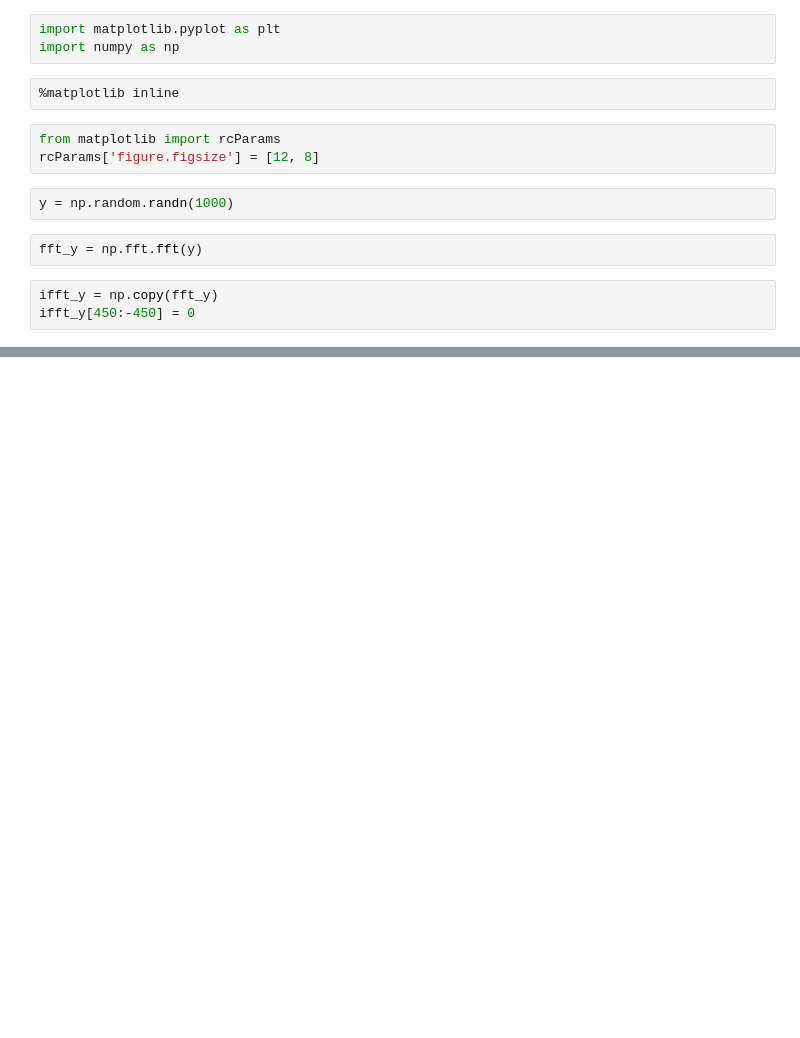
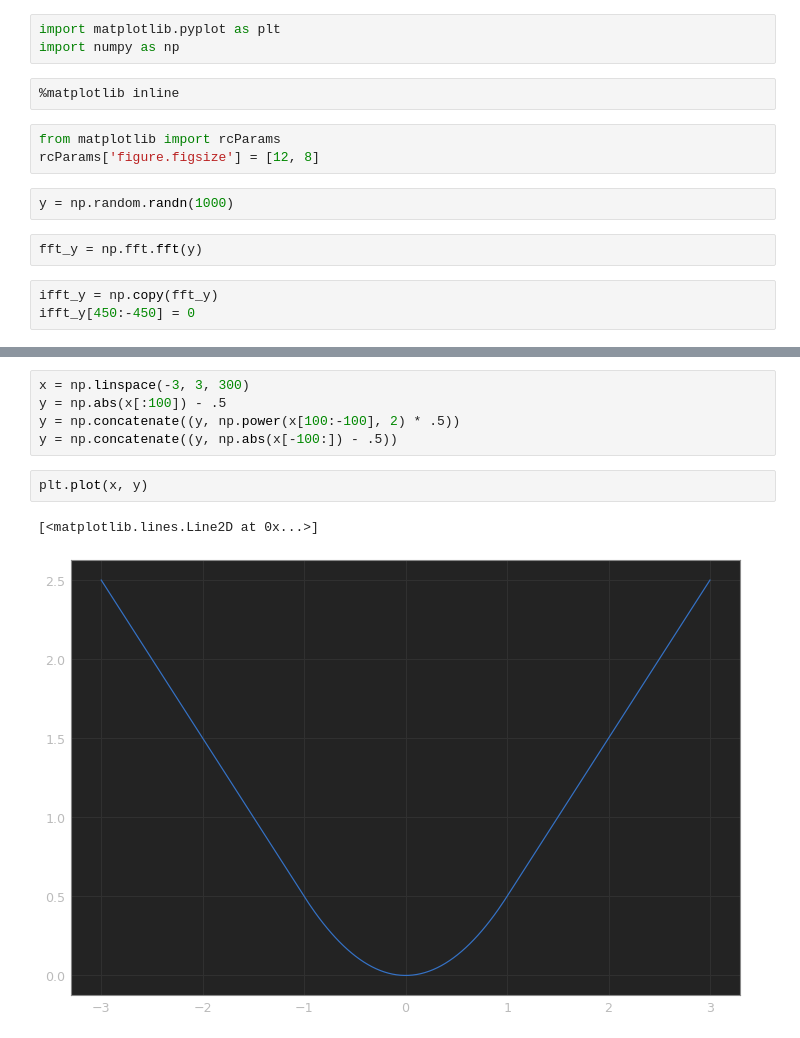
Before and after one commit to xtwxfxk/left5, a Jupyter notebook: test.ipynb, the cells around one changed output, grey strips where cells are left out. Cells and saved outputs as stored; diff of their text form; blank space fills up the shorter version.

```diff
--- a/test.ipynb
+++ b/test.ipynb
@@ -22,0 +23,10 @@ plt.legend()
+# %%
+x = np.linspace(-3, 3, 300)
+y = np.abs(x[:100]) - .5
+y = np.concatenate((y, np.power(x[100:-100], 2) * .5))
+y = np.concatenate((y, np.abs(x[-100:]) - .5))
+# %%
+plt.plot(x, y)
+# %% [output]
+[<matplotlib.lines.Line2D at 0x...>]
+[figure, added]
```
Also changed, not shown: parts of 1 cell of this notebook, 40 other files.
